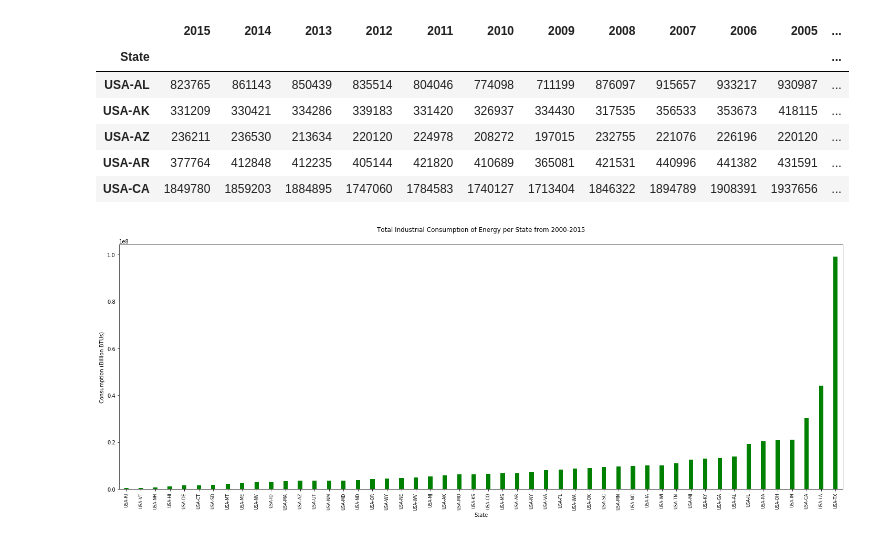
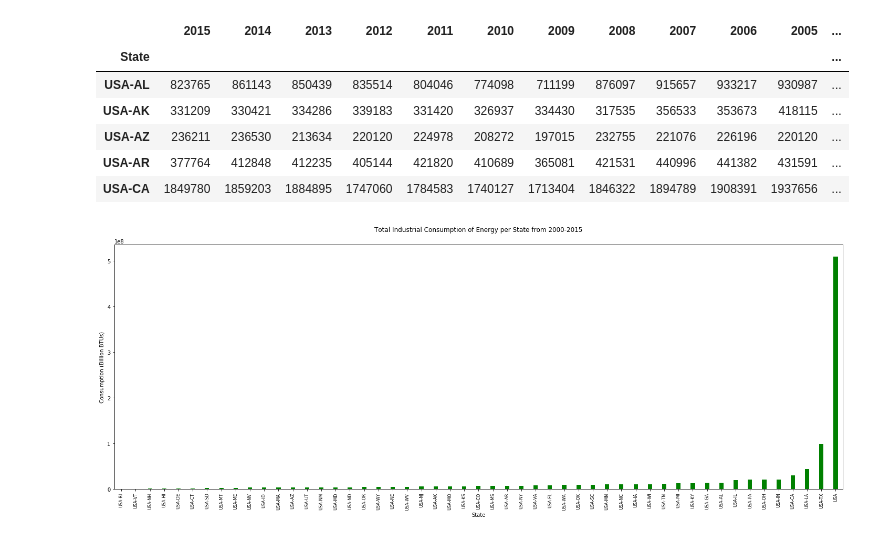
Before and after one commit to MabelDS89/Project-1, a Jupyter notebook: Combined_ResComInd_Analysis.ipynb, the cells around one changed output. Saved outputs shown, nothing was run; the diff lists cells and outputs as text; code cells hidden in the pictures.

```diff
--- a/Combined_ResComInd_Analysis.ipynb
+++ b/Combined_ResComInd_Analysis.ipynb
@@ -20,7 +20,7 @@ series_stateids =[ "SEDS.TERCB.AL.A", "SEDS.TERCB.AK.A", "SEDS.TERCB.AZ.A", "SED
                    "SEDS.TERCB.OH.A", "SEDS.TERCB.OK.A", "SEDS.TERCB.OR.A", "SEDS.TERCB.PA.A", "SEDS.TERCB.RI.A",
                    "SEDS.TERCB.SC.A", "SEDS.TERCB.SD.A", "SEDS.TERCB.TN.A", "SEDS.TERCB.TX.A", "SEDS.TERCB.UT.A",
                    "SEDS.TERCB.VT.A", "SEDS.TERCB.VA.A", "SEDS.TERCB.WA.A", "SEDS.TERCB.WV.A", "SEDS.TERCB.WI.A",
-                   "SEDS.TERCB.WY.A"]
+                   "SEDS.TERCB.WY.A", "SEDS.TERCB.US.A"]
 # %%
 #Set EIA API Key
 api_key = '6137f2c566df03b61653f96b7dc5d69d'
@@ -185,5 +185,5 @@ plt.show()
 # %%
-#Commercial Total Energy Consumed excluding DC and USA
+#Commercial Total Energy Consumed excluding DC
 com_series_stateids =["SEDS.TECCB.AL.A", "SEDS.TECCB.AK.A", "SEDS.TECCB.AZ.A", "SEDS.TECCB.AR.A", "SEDS.TECCB.CA.A",
                       "SEDS.TECCB.CO.A", "SEDS.TECCB.CT.A", "SEDS.TECCB.DE.A", "SEDS.TECCB.FL.A",
                       "SEDS.TECCB.GA.A", "SEDS.TECCB.HI.A", "SEDS.TECCB.ID.A", "SEDS.TECCB.IL.A", "SEDS.TECCB.IN.A",
@@ -194,7 +194,7 @@ com_series_stateids =["SEDS.TECCB.AL.A", "SEDS.TECCB.AK.A", "SEDS.TECCB.AZ.A", "
                       "SEDS.TECCB.OH.A", "SEDS.TECCB.OK.A", "SEDS.TECCB.OR.A", "SEDS.TECCB.PA.A", "SEDS.TECCB.RI.A",
                       "SEDS.TECCB.SC.A", "SEDS.TECCB.SD.A", "SEDS.TECCB.TN.A", "SEDS.TECCB.TX.A", "SEDS.TECCB.UT.A",
                       "SEDS.TECCB.VT.A", "SEDS.TECCB.VA.A", "SEDS.TECCB.WA.A", "SEDS.TECCB.WV.A", "SEDS.TECCB.WI.A",
-                      "SEDS.TECCB.WY.A"]
+                      "SEDS.TECCB.WY.A", "SEDS.TECCB.US.A"]
 # %%
 energy_consumption = {}
 state_name = []
@@ -357,7 +358,7 @@ ind_series_stateids =["SEDS.TEICB.AL.A", "SEDS.TEICB.AK.A", "SEDS.TEICB.AZ.A", "
                       "SEDS.TEICB.OH.A", "SEDS.TEICB.OK.A", "SEDS.TEICB.OR.A", "SEDS.TEICB.PA.A", "SEDS.TEICB.RI.A",
                       "SEDS.TEICB.SC.A", "SEDS.TEICB.SD.A", "SEDS.TEICB.TN.A", "SEDS.TEICB.TX.A", "SEDS.TEICB.UT.A",
                       "SEDS.TEICB.VT.A", "SEDS.TEICB.VA.A", "SEDS.TEICB.WA.A", "SEDS.TEICB.WV.A", "SEDS.TEICB.WI.A",
-                      "SEDS.TEICB.WY.A"]
+                      "SEDS.TEICB.WY.A", "SEDS.TEICB.US.A"]
 # %%
 energy_consumption = {}
 state_name = []
@@ -487,28 +488,28 @@ ind_consumption_df.head()
 # %%
 ind_consumption_df.to_csv("Resources/Industrial_Energy_Consumption.csv")
 # %%
-#ind_df = com_consumption_df.drop(['USA'])
+ind_df = com_consumption_df.drop(['USA'])
 ind_df = ind_consumption_df.sort_values('SubTotal')
 totals = ind_df["SubTotal"]
 states = ind_df.index.values
 ttl = "Total Industrial Consumption of Energy per State from 2000-2015"
 x = states
 y = totals.values
 x_position = [0,1,2,3,4,5,6,7,8,9,10,11,12,13,14,15,16,17,18,19,20,21,22,23,24,25,26,27,28,29,30,31,32,33,34,35,36,37,38,39,40,
               41,42,43,44,45,46,47,48,49,50]
 plt.figure(figsize=(20,8))
 plt.bar(x, y, width=0.3, align="center", color='green')
 plt.title(ttl, pad=25)
 plt.xlabel("State")
 plt.ylabel("Consumption (Billion BTUs)")
 plt.xticks(x, rotation='vertical')
 plt.tick_params(axis='x', labelsize=8)
 plt.xlim(-0.5, (len(x) - 0.5))
 plt.tight_layout()
 plt.savefig('Figures/Industrial_Consumption_State.png')
 plt.show()
 # %% [output]
-[figure, old version]
+[figure, new version]
 # %%
 #Pull up Residential Energy Consumption throughout 50 states (including USA totals) dataframe from CSV file
 df_res = pd.read_csv (r'Resources/Residential_Energy_Consumption.csv')
```
Also changed, not shown: parts of 12 cells of this notebook.
